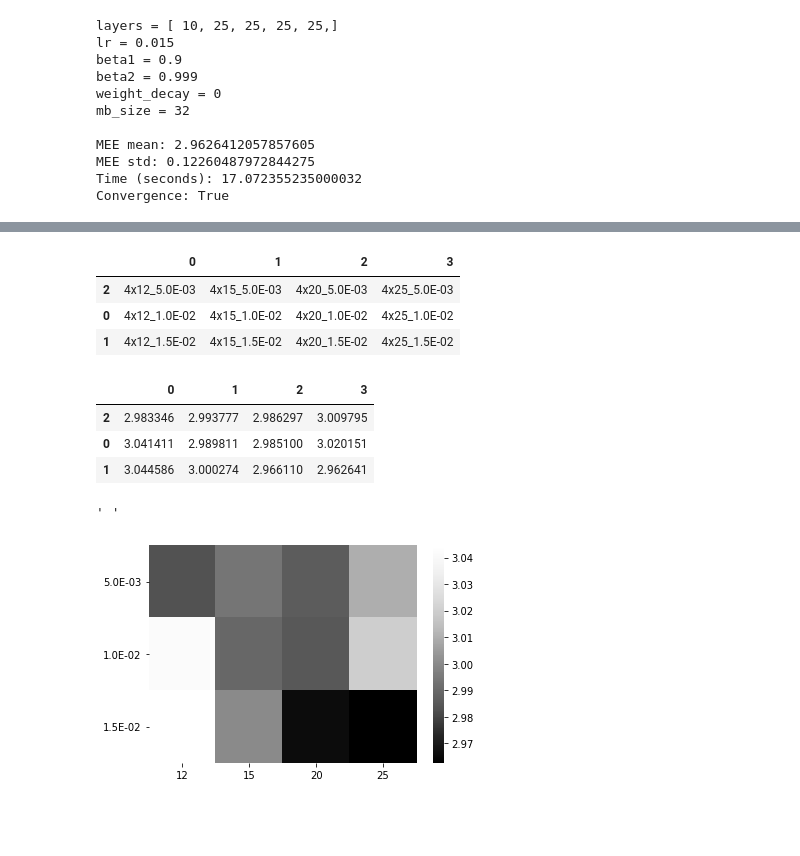
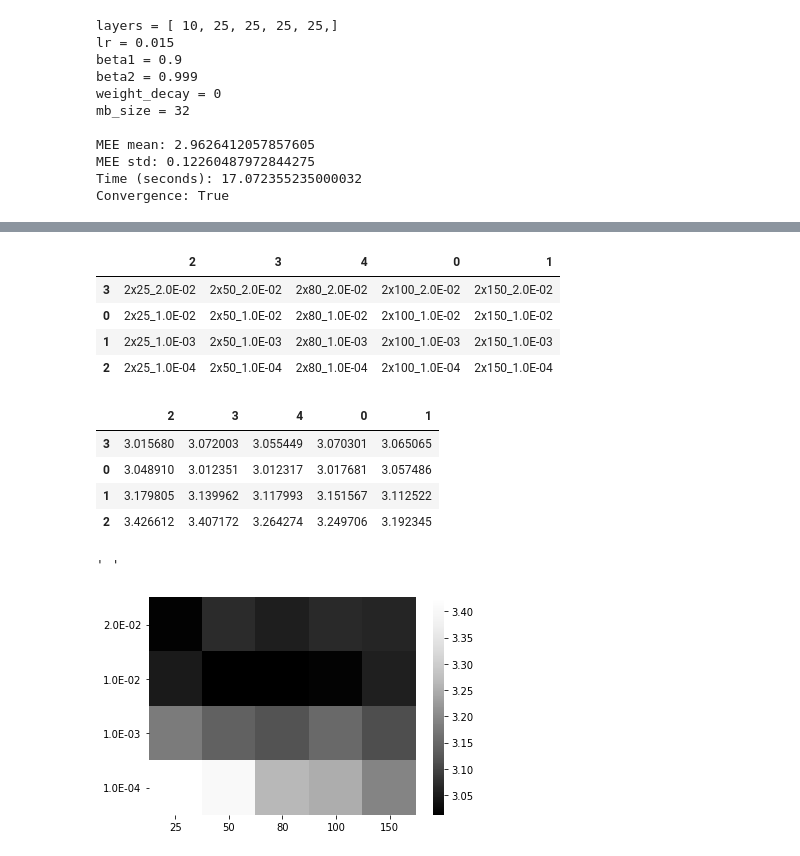
Before and after one commit to FeLusiani/ML_Project, a Jupyter notebook: MLCode/CUP_NN.ipynb, the cells around one changed output, grey strips where cells are left out. Cells and saved outputs as stored; diff of their text form; code cells hidden in the pictures; blank space fills up the shorter version.

```diff
--- a/MLCode/CUP_NN.ipynb
+++ b/MLCode/CUP_NN.ipynb
@@ -74,12 +74,12 @@ import seaborn as sns
 df = saved_NN_models()
 df = df.sort_values(by=['model_name'])
 # select on number of layers:
-df = df[df['model_name'].str.startswith('4')]
+df = df[df['model_name'].str.startswith('2')]
 
 array = df['model_name'].to_numpy()
-array = array.reshape(-1,3).transpose()
+array = array.reshape(-1,4).transpose()
 df2 = pd.DataFrame(array)
-df2 = df2.reindex([2,0,1])
+df2 = df2.reindex([3,0,1,2])
 first_row = df2.iloc[0]
 first_row = first_row.str.extract(pat = 'x(\d+)')[0]
 n_hidden = first_row.astype('int')
@@ -87,28 +87,30 @@ col_order = n_hidden.to_numpy().argsort()
 df2 = df2[col_order]
 df2
 # %% [output]
-|  | 0 | 1 | 2 | 3 |
-| 2 | 4x12_5.0E-03 | 4x15_5.0E-03 | 4x20_5.0E-03 | 4x25_5.0E-03 |
-| 0 | 4x12_1.0E-02 | 4x15_1.0E-02 | 4x20_1.0E-02 | 4x25_1.0E-02 |
-| 1 | 4x12_1.5E-02 | 4x15_1.5E-02 | 4x20_1.5E-02 | 4x25_1.5E-02 |
+|  | 2 | 3 | 4 | 0 | 1 |
+| 3 | 2x25_2.0E-02 | 2x50_2.0E-02 | 2x80_2.0E-02 | 2x100_2.0E-02 | 2x150_2.0E-02 |
+| 0 | 2x25_1.0E-02 | 2x50_1.0E-02 | 2x80_1.0E-02 | 2x100_1.0E-02 | 2x150_1.0E-02 |
+| 1 | 2x25_1.0E-03 | 2x50_1.0E-03 | 2x80_1.0E-03 | 2x100_1.0E-03 | 2x150_1.0E-03 |
+| 2 | 2x25_1.0E-04 | 2x50_1.0E-04 | 2x80_1.0E-04 | 2x100_1.0E-04 | 2x150_1.0E-04 |
 # %%
 array = df['MEE_mean'].to_numpy()
-array = array.reshape(-1,3).transpose()
+array = array.reshape(-1,4).transpose()
 df2 = pd.DataFrame(array)
-df2 = df2.reindex([2,0,1])
+df2 = df2.reindex([3,0,1,2])
 df2 = df2[col_order]
 df2
 # %% [output]
-|  | 0 | 1 | 2 | 3 |
-| 2 | 2.983346 | 2.993777 | 2.986297 | 3.009795 |
-| 0 | 3.041411 | 2.989811 | 2.985100 | 3.020151 |
-| 1 | 3.044586 | 3.000274 | 2.966110 | 2.962641 |
+|  | 2 | 3 | 4 | 0 | 1 |
+| 3 | 3.015680 | 3.072003 | 3.055449 | 3.070301 | 3.065065 |
+| 0 | 3.048910 | 3.012351 | 3.012317 | 3.017681 | 3.057486 |
+| 1 | 3.179805 | 3.139962 | 3.117993 | 3.151567 | 3.112522 |
+| 2 | 3.426612 | 3.407172 | 3.264274 | 3.249706 | 3.192345 |
 # %%
 xticklabels = n_hidden[col_order]
-yticklabels = ['5.0E-03', '1.0E-02', '1.5E-02']
+yticklabels = ['2.0E-02', '1.0E-02', '1.0E-03', '1.0E-04']
 sns.heatmap(df2.to_numpy(), xticklabels=xticklabels,yticklabels=yticklabels,cmap='Greys_r')
 plt.yticks(rotation=0)
 ' '
 # %% [output]
 ' '
-[figure, old version]
+[figure, new version]
```
Also changed, not shown: parts of 2 cells of this notebook.
